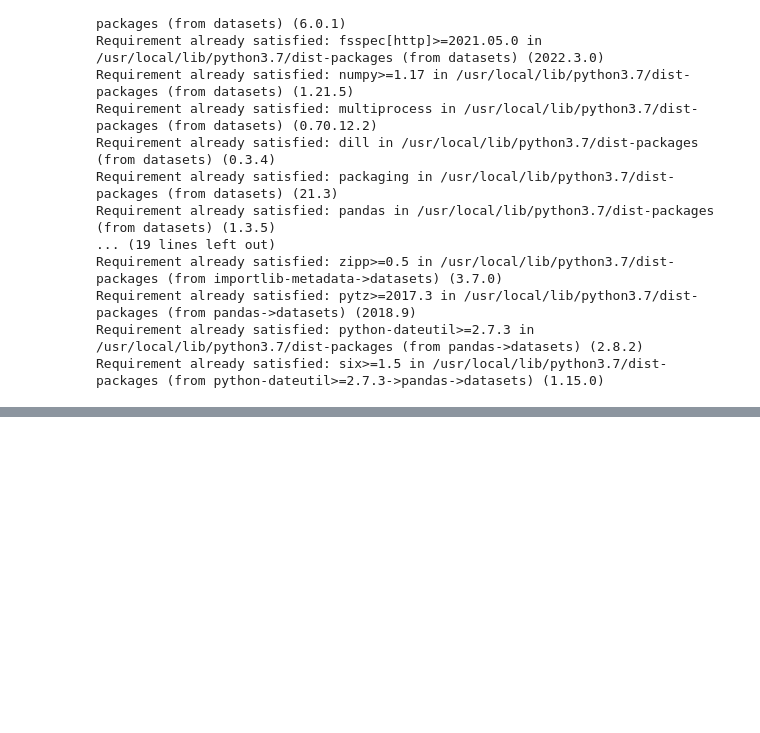
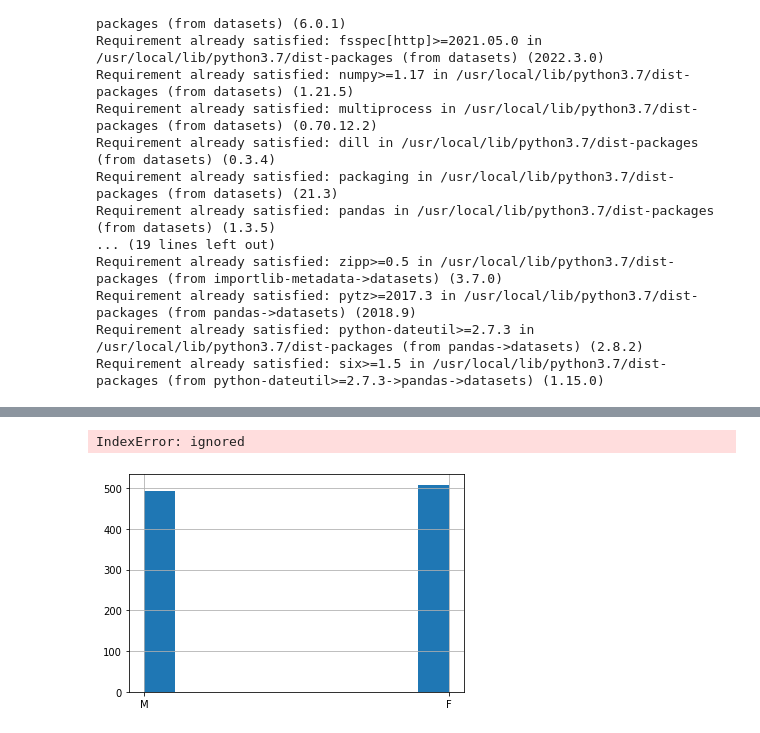
Before and after one commit to mthsansu/MLNLP, a Jupyter notebook: Code/Descriptive_statistics.ipynb, the cells around one changed output, grey strips where cells are left out. Saved outputs shown, nothing was run; the diff lists cells and outputs as text; code cells hidden in the pictures; blank space fills up the shorter version.

```diff
--- a/Code/Descriptive_statistics.ipynb
+++ b/Code/Descriptive_statistics.ipynb
@@ -54,0 +58,13 @@ df.head()
+# %%
+years = []
+for i in range(len(df)):
+  string = str(df.iloc[i]["created_at"])
+  years[i] = string[:4]
+# %% [output]
+IndexError: ignored
+# %%
+# Plot histogram for sex
+
+hist = df["sexe"].hist()
+# %% [output]
+[figure, added]
```
Also changed, not shown: parts of 6 cells of this notebook.
